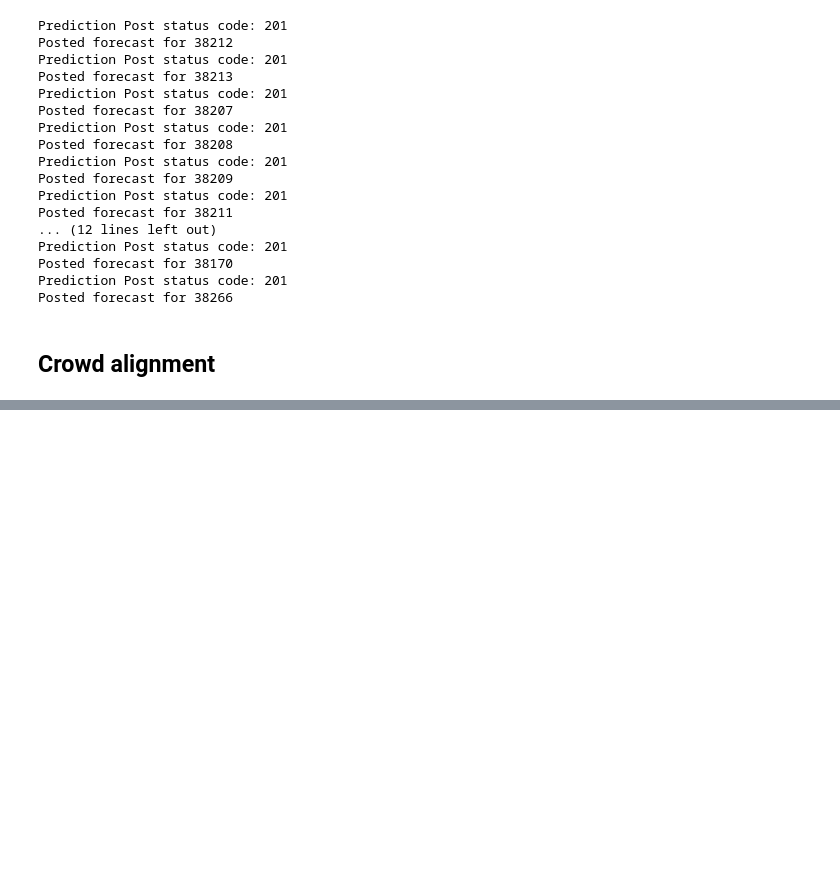
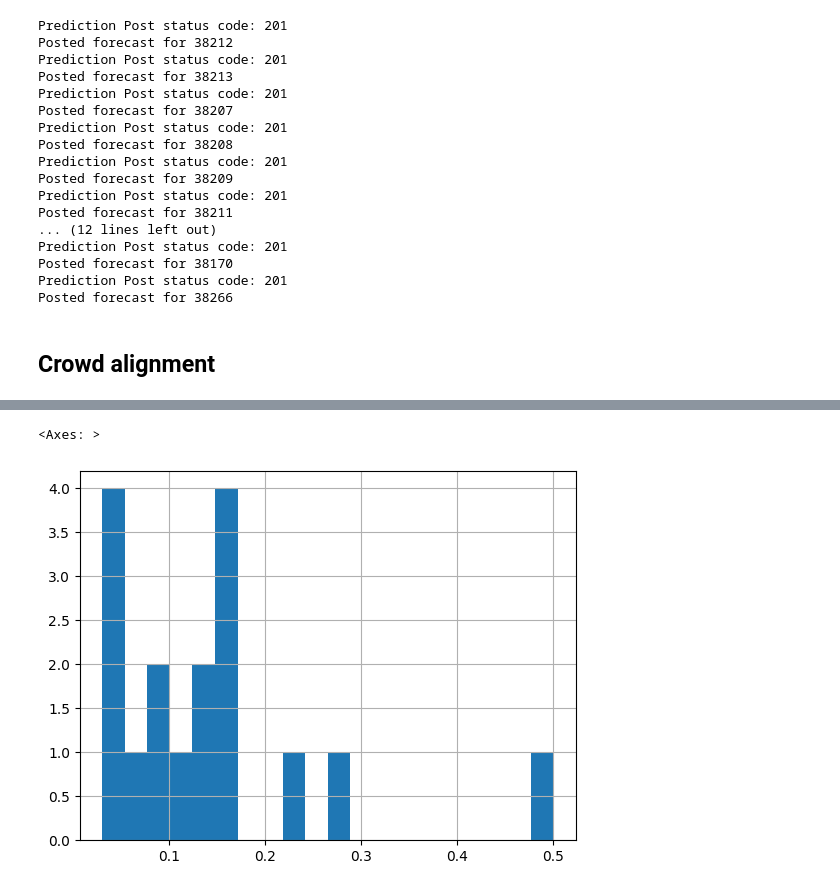
Before and after one commit to catskillsresearch/metac-bot-template, a Jupyter notebook: MPC25Q3_20250730_run.ipynb, the cells around one changed output, grey strips where cells are left out. Cells and saved outputs as stored; diff of their text form; code cells hidden in the pictures; blank space fills up the shorter version.

```diff
--- a/MPC25Q3_20250730_run.ipynb
+++ b/MPC25Q3_20250730_run.ipynb
@@ -252,7 +252,7 @@ def post_group_forecast(row):
     dfn = f'glimt/forecast'
     os.makedirs(dfn, exist_ok=True)
     fn = f"{dfn}/{question_id}.json"
-    result = (row.percentiles, comment, '', '')
+    result = (forecast, comment, '', '')
     with open(fn, 'w') as f:
         json.dump(result, f)
 # %%
@@ -278,8 +278,8 @@ for i, ifp in enumerate(ifps):
         p2 = dict(zip(rng,p1))
         p4 = metaculus_generate_continuous_cdf(p2, ifp)
         p5 = standardize_cdf(p4, ifp['scaling'])
-        row['percentiles'] = p1
         row['prediction'] = p5
+        ifp['cdf'] = p5
     elif ifp['question_type'] == 'binary':
         continue # already posted
     else:
@@ -306,5 +306,3 @@ Prediction Post status code: 201
 Posted forecast for 38266
 # %% [markdown]
 ## Crowd alignment
-# %%
-ifps = get_market_pulse_25q3_questions()
@@ -311,3 +344,14 @@ ifps = get_market_pulse_25q3_questions()
 # %%
+import numpy as np
+import pandas as pd
+rows = []
 for ifp in ifps:
-    print(ifp['forecast'])
+    forecast = [ifp['prediction'], 1-ifp['prediction']] if ifp['type'] == 'binary' else ifp['cdf']
+    crowd = ifp['aggregations']['recency_weighted']['latest']['forecast_values']
+    distance = None
+    if ifp['type'] == 'binary':
+        distance = abs(forecast[0]-crowd[0])
+    else:
+        distance = normalized_cdf_distance(forecast, crowd)
+    rows.append((ifp['id'], ifp['title'], distance))
+df = pd.DataFrame(rows, columns = ('id', 'title', 'distance')).sort_values(by='distance')
@@ -388,0 +379,5 @@ aggregations = q["question"]["aggregations"]
+# %%
+df.distance.hist(bins=20)
+# %% [output]
+<Axes: >
+[figure, added]
```
Also changed, not shown: parts of 14 cells of this notebook.
